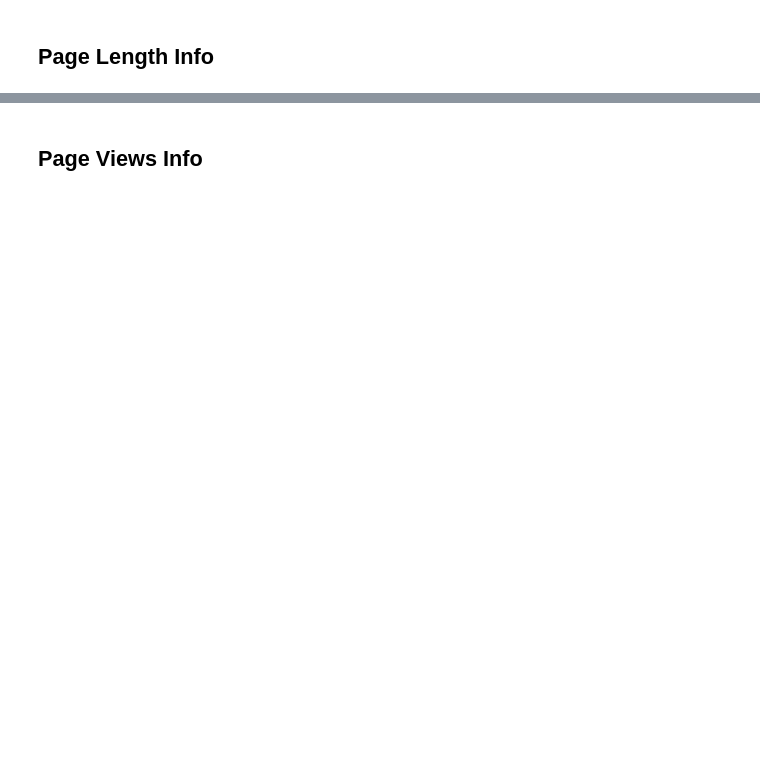
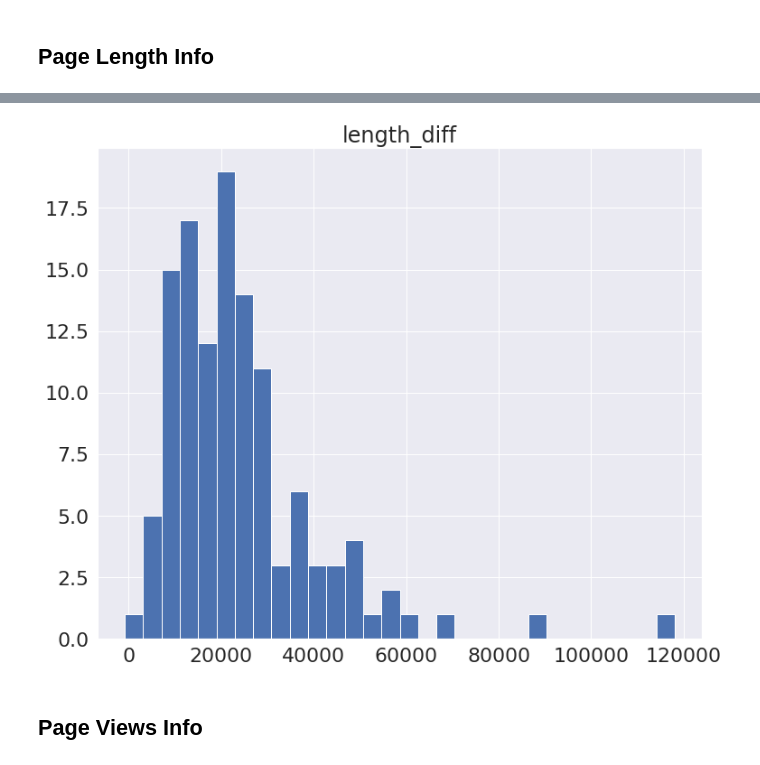
Before and after one commit to gtsueng/GeneWikiReviewSummary, a Jupyter notebook: results/Genewiki_data_misc.ipynb, the cells around one changed output, grey strips where cells are left out. Saved outputs shown, nothing was run; the diff lists cells and outputs as text; code cells hidden in the pictures; blank space fills up the shorter version.

```diff
--- a/results/Genewiki_data_misc.ipynb
+++ b/results/Genewiki_data_misc.ipynb
@@ -25,0 +53,2 @@ rev_num_hist = gene_wiki_vol_info[["lastrevid"]].hist(bins=30)
+# %%
+gene_wiki_vol_info_diff = gene_wiki_vol_info[["title","page_length"]].merge(gene_wiki_vol_info_before[["title", "corresponding length"]], how="left", on="title")
@@ -26,3 +64,11 @@ rev_num_hist = gene_wiki_vol_info[["lastrevid"]].hist(bins=30)
+# %%
+gene_wiki_vol_info_diff["length_diff"] = gene_wiki_vol_info_diff.apply(
+    lambda v: v["page_length"] - v["corresponding length"], axis=1
+)
+# %%
+page_diff_hist = gene_wiki_vol_info_diff[["length_diff"]].hist(bins=30)
+# %% [output]
+[figure, added]
 # %% [markdown]
 ## Page Views Info
 # %%
```
Also changed, not shown: parts of 24 cells of this notebook.
